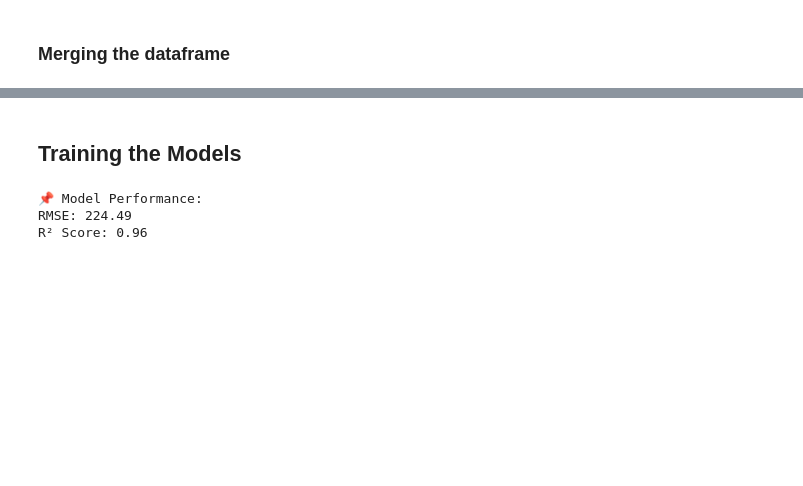
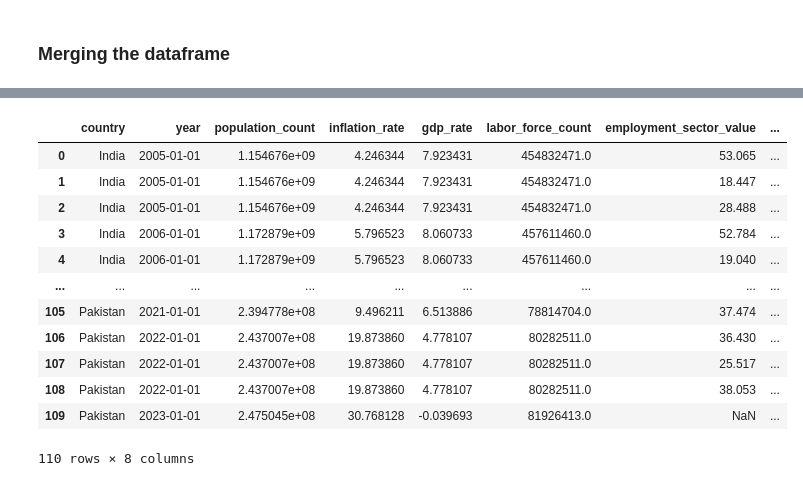
Before and after one commit to KaungSiThu-Sallius/Unemployment-Analysis-and-Prediction-in-India-and-Pakistan, a Jupyter notebook: main.ipynb, the cells around one changed output, grey strips where cells are left out. Drawn from its saved outputs; the diff is of its cells as text; code cells hidden in the pictures; blank space fills up the shorter version.

Commit message:
prepare for modelling

```diff
--- a/main.ipynb
+++ b/main.ipynb
@@ -169,3 +202,5 @@ unemployment_rate_df = unemployment_rate_df.melt(id_vars='country', value_name='
+# %%
+employment_sector_df['year'] = pd.to_datetime(employment_sector_df['year'], format='%Y')
 # %% [markdown]
 ## EDA
 # %%
@@ -383,4 +366,2 @@ india_unemployment_rate_df.rename(columns={'rate': 'unemployment_rate'}, inplace
 # %%
-india_df = india_population_df.merge(india_gdp_df, on=['country', 'year'], how='inner') \
-    .merge(india_inflation_df, on=['country', 'year'], how='inner') \
-        .merge(india_unemployment_rate_df, on=['country', 'year'], how='left')
+merged_df = population_df.merge(inflation_df, on=['country', 'year'], how='outer').merge(gdp_df, on=['country', 'year'], how='outer').merge(labor_force_rate_df, on=['country', 'year'], how='outer')
@@ -525,27 +368,18 @@ pakistan_df = pakistan_df[columns]
-# %% [markdown]
-## Training the Models
-# %%
-X = india_df.iloc[:,:-1]
-y = india_df.iloc[:,-1]
-X_train, X_test, y_train, y_test = train_test_split(X, y, test_size=0.2, random_state=42)
-
-
-# 7️⃣ Train Random Forest Regressor
-rf_model = RandomForestRegressor(n_estimators=100, random_state=42)
-rf_model.fit(X_train, y_train)
-
-# 8️⃣ Make Predictions
-y_pred = rf_model.predict(X_test)
-
-# 9️⃣ Model Evaluation
-
-mse = mean_squared_error(y_test, y_pred)
-rmse = np.sqrt(mse)
-r2 = r2_score(y_test, y_pred)
-print(f"📌 Model Performance:")
-print(f"RMSE: {rmse:.2f}")
-print(f"R² Score: {r2:.2f}")
-# %% [output]
-📌 Model Performance:
-RMSE: 224.49
-R² Score: 0.96
+# %%
+test_df = merged_df.merge(employment_sector_df, on=['country', 'year'], how='outer')
+# %%
+test_df
+# %% [output]
+|  | country | year | population_count | inflation_rate | gdp_rate | labor_force_count | employment_sector_value | ... |
+| 0 | India | 2005-01-01 | 1.154676e+09 | 4.246344 | 7.923431 | 454832471.0 | 53.065 | ... |
+| 1 | India | 2005-01-01 | 1.154676e+09 | 4.246344 | 7.923431 | 454832471.0 | 18.447 | ... |
+| 2 | India | 2005-01-01 | 1.154676e+09 | 4.246344 | 7.923431 | 454832471.0 | 28.488 | ... |
+| 3 | India | 2006-01-01 | 1.172879e+09 | 5.796523 | 8.060733 | 457611460.0 | 52.784 | ... |
+| 4 | India | 2006-01-01 | 1.172879e+09 | 5.796523 | 8.060733 | 457611460.0 | 19.040 | ... |
+| ... | ... | ... | ... | ... | ... | ... | ... | ... |
+| 105 | Pakistan | 2021-01-01 | 2.394778e+08 | 9.496211 | 6.513886 | 78814704.0 | 37.474 | ... |
+| 106 | Pakistan | 2022-01-01 | 2.437007e+08 | 19.873860 | 4.778107 | 80282511.0 | 36.430 | ... |
+| 107 | Pakistan | 2022-01-01 | 2.437007e+08 | 19.873860 | 4.778107 | 80282511.0 | 25.517 | ... |
+| 108 | Pakistan | 2022-01-01 | 2.437007e+08 | 19.873860 | 4.778107 | 80282511.0 | 38.053 | ... |
+| 109 | Pakistan | 2023-01-01 | 2.475045e+08 | 30.768128 | -0.039693 | 81926413.0 | NaN | ... |
+110 rows × 8 columns
```
Also changed, not shown: parts of 30 cells of this notebook, 12 other files.
